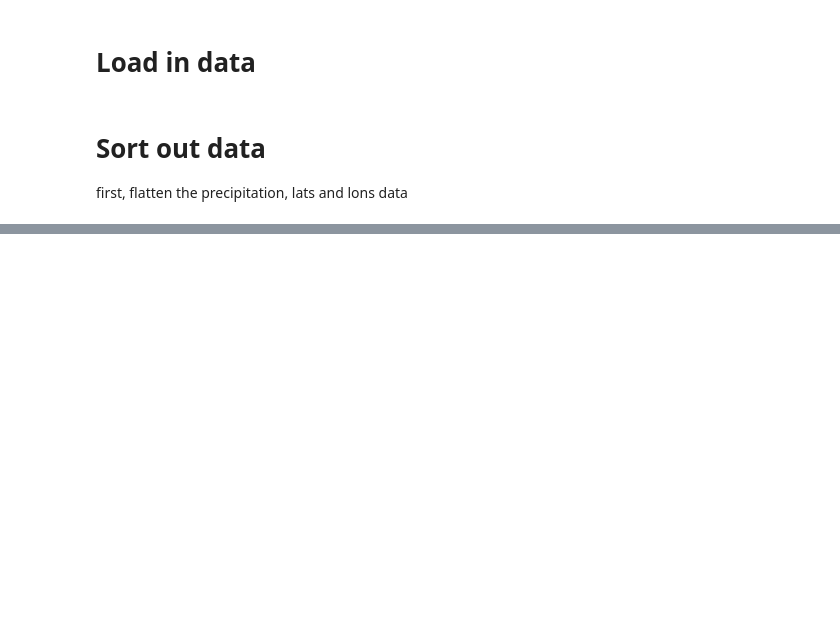
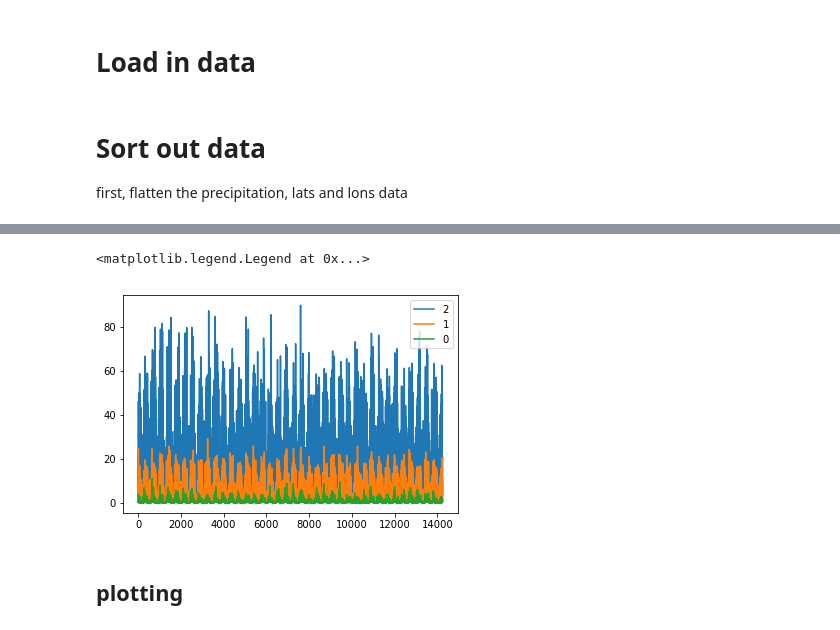
Before and after one commit to Empott/bias_correction, a Jupyter notebook: clustering.ipynb, the cells around one changed output, grey strips where cells are left out. Drawn from its saved outputs; the diff is of its cells as text; code cells hidden in the pictures; blank space fills up the shorter version.

Commit message:
cleaned clustering

```diff
--- a/clustering.ipynb
+++ b/clustering.ipynb
@@ -194,0 +40,4 @@ plt.plot(precip_km.cluster_centers_[0,:,0].transpose(),'k')
+# %%
+#precip_flat=daily_precipitation.stack(z=('south_north','west_east')).RAINNC.values
+# note to self: this is the same as precip_flat2=daily_precipitation.RAINNC.values.reshape(len(daily_precipitation.RAINNC),93*87)
+precip_flat=daily_precipitation.RAINNC.values[:,1:-1,1:-1].reshape(len(daily_precipitation.RAINNC),91*85)
@@ -194,0 +47,11 @@ plt.plot(precip_km.cluster_centers_[0,:,0].transpose(),'k')
+# %%
+precip_km = TimeSeriesKMeans(n_clusters=3, metric="euclidean", max_iter=1000,random_state=0)
+clusters=precip_km.fit_predict(precip_flat.transpose())
+# %%
+plt.plot(np.flip(np.sort(precip_km.cluster_centers_[:,:,0],axis=0)).transpose())
+plt.legend(np.arange(2,-1,-1).astype(str))
+# %% [output]
+<matplotlib.legend.Legend at 0x...>
+[figure, added]
+# %% [markdown]
+## plotting
```
Also changed, not shown: parts of 48 cells of this notebook.
